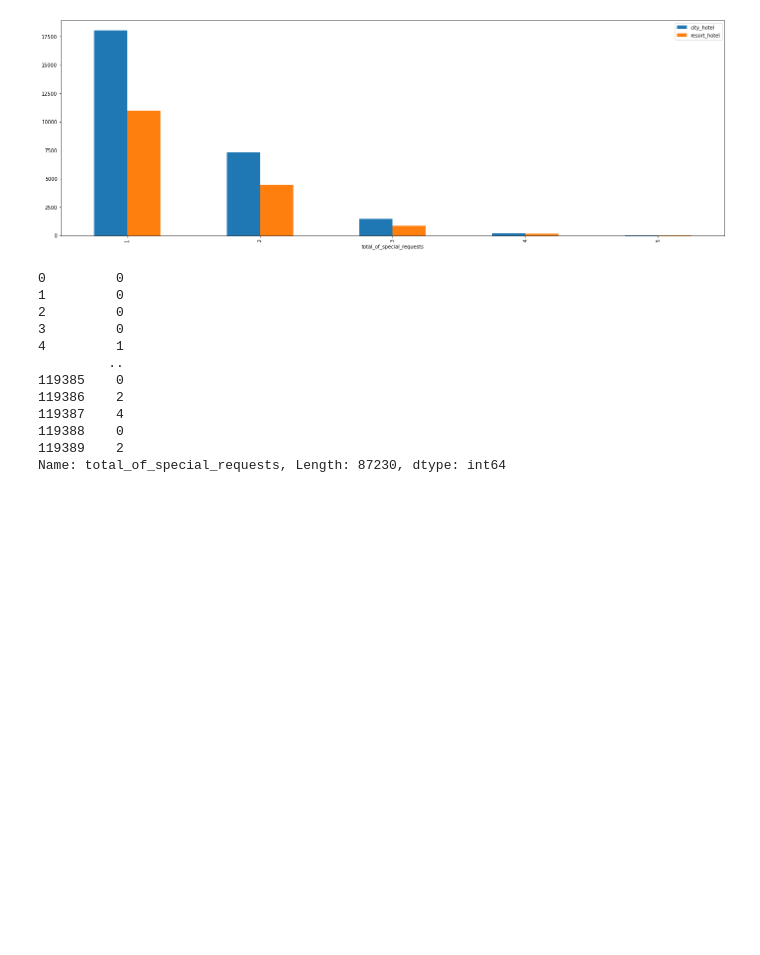
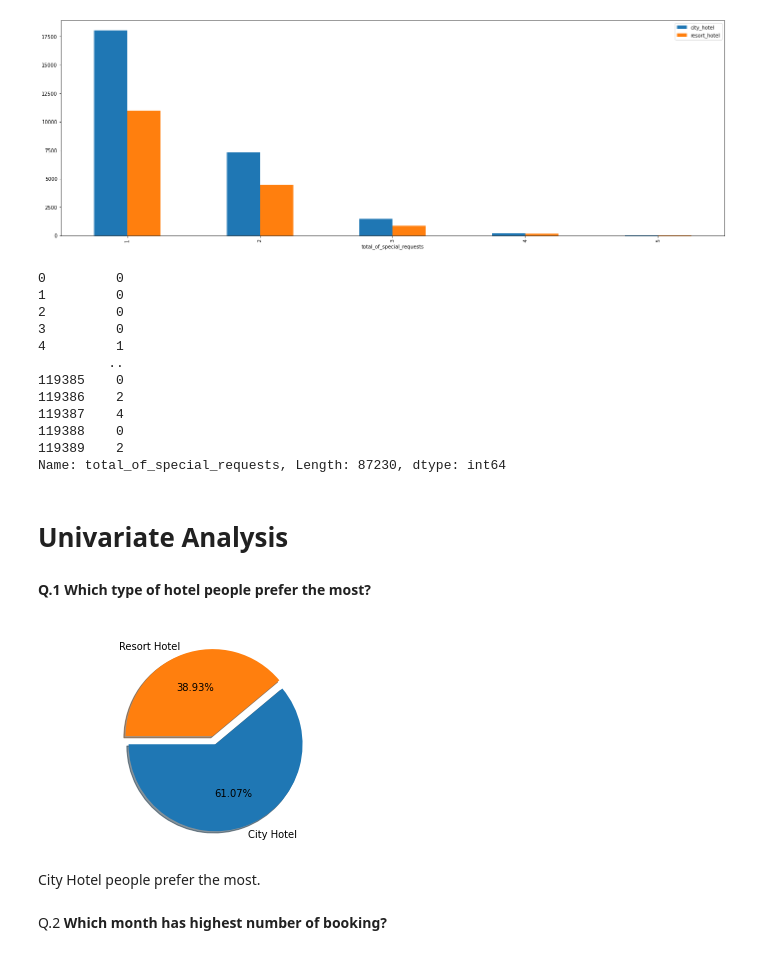
Before and after one commit to ANUJGAUR/Hotel-booking-analysis-project, a Jupyter notebook: Hotel_Booking_Analysis_Capstone_Project.ipynb, the cells around one changed output. Cells and saved outputs as stored; diff of their text form; code cells hidden in the pictures; blank space fills up the shorter version.

Commit message:
univariate analysis

```diff
--- a/Hotel_Booking_Analysis_Capstone_Project.ipynb
+++ b/Hotel_Booking_Analysis_Capstone_Project.ipynb
@@ -276,3 +276,22 @@ df1['total_of_special_requests']
 119388    0
 119389    2
 Name: total_of_special_requests, Length: 87230, dtype: int64
+# %% [markdown]
+# **Univariate Analysis**
+# %% [markdown]
+**Q.1 Which type of hotel people prefer the most?**
+# %%
+hotel_booking = df1.groupby(['hotel']).size()
+booking_in_percentage = ((hotel_booking/hotel_booking.sum())*100).reset_index(name='booking%')
+# %%
+plt.axis('equal')
+label = booking_in_percentage['hotel']
+size = booking_in_percentage['booking%']
+plt.pie(size,labels=label,autopct='%0.2f%%',explode=[0.1,0.0],startangle=180,shadow=True)
+plt.show()
+# %% [output]
+[figure, added]
+# %% [markdown]
+City Hotel people prefer the most.
+# %% [markdown]
+Q.2 **Which month has highest number of booking?**
```
Also changed, not shown: parts of 50 cells of this notebook.
